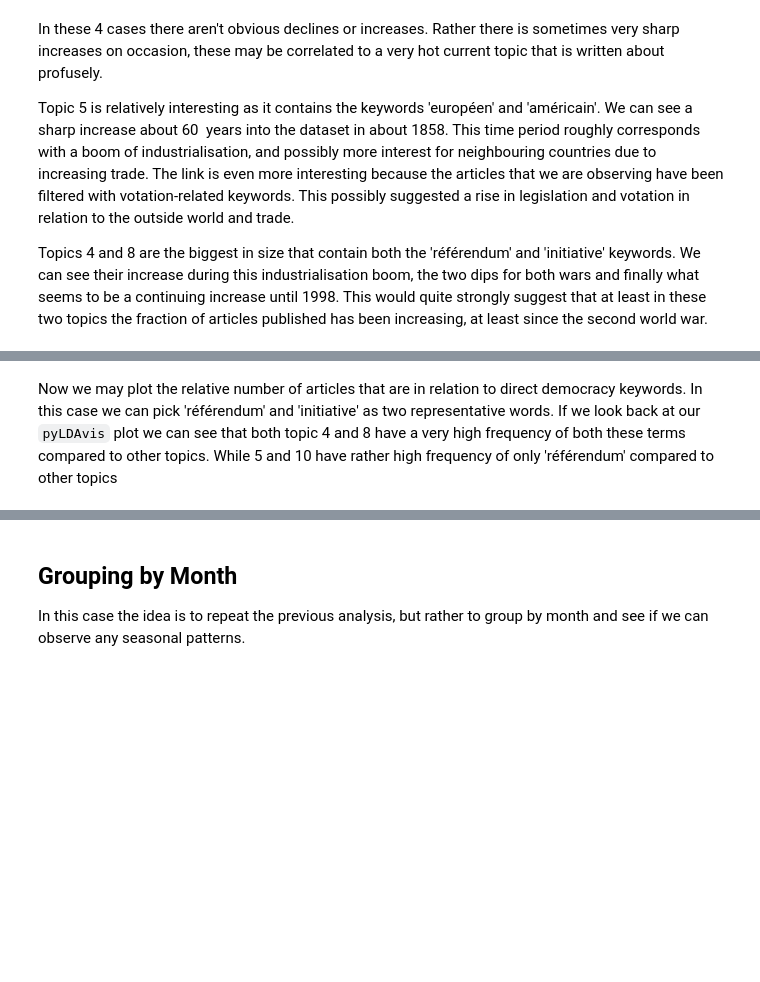
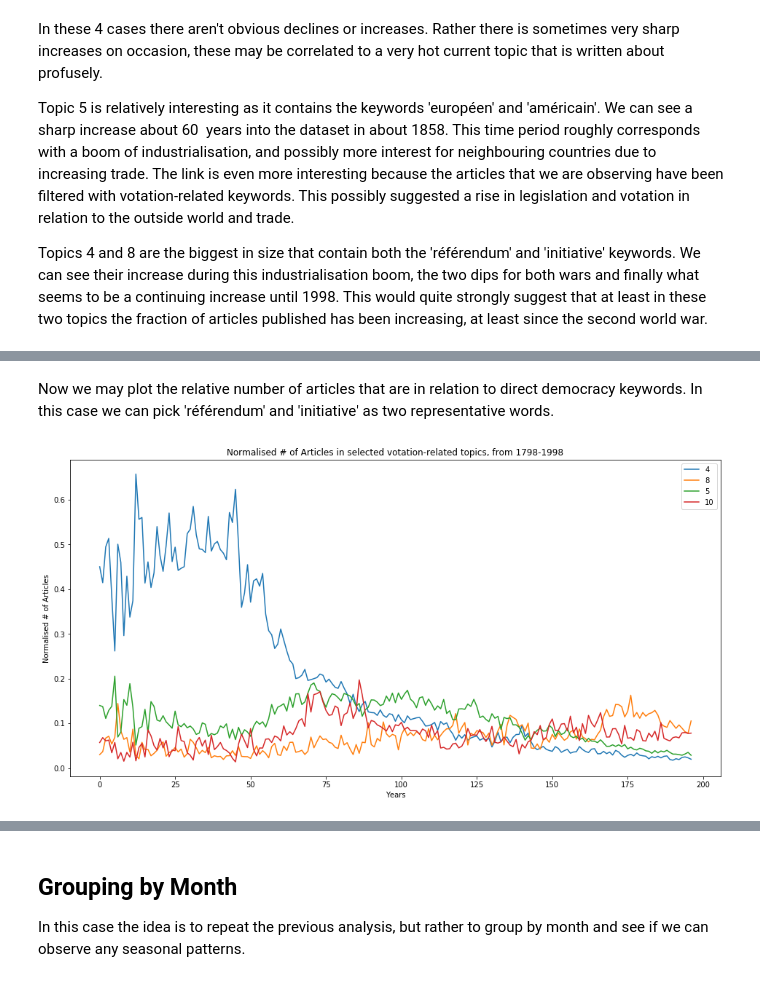
Before and after one commit to denhardt/ADA2017_GroupWork, a Jupyter notebook: Project/Milestone 3.ipynb, the cells around one changed output, grey strips where cells are left out. Drawn from its saved outputs; the diff is of its cells as text; code cells hidden in the pictures; blank space fills up the shorter version.

```diff
--- a/Project/Milestone 3.ipynb
+++ b/Project/Milestone 3.ipynb
@@ -263,2 +290,12 @@ df_norm.head()
 # %% [markdown]
-Now we may plot the relative number of articles that are in relation to direct democracy keywords. In this case we can pick 'référendum' and 'initiative' as two representative words. If we look back at our `pyLDAvis` plot we can see that both topic 4 and 8 have a very high frequency of both these terms compared to other topics. While 5 and 10 have rather high frequency of only 'référendum' compared to other topics
+Now we may plot the relative number of articles that are in relation to direct democracy keywords. In this case we can pick 'référendum' and 'initiative' as two representative words.
+# %%
+ax = df_norm['4'].plot(kind='line', figsize=(16,8), legend=True)
+ax = df_norm['8'].plot(kind='line', figsize=(16,8), legend=True)
+ax = df_norm['5'].plot(kind='line', figsize=(16,8), legend=True)
+ax = df_norm['10'].plot(kind='line', figsize=(16,8), legend=True)
+ax.set_xlabel('Years')
+ax.set_ylabel('Normalised # of Articles')
+ax.set_title('Normalised # of Articles in selected votation-related topics, from 1798-1998');
+# %% [output]
+[figure, added]
```
Also changed, not shown: parts of 25 cells of this notebook.
